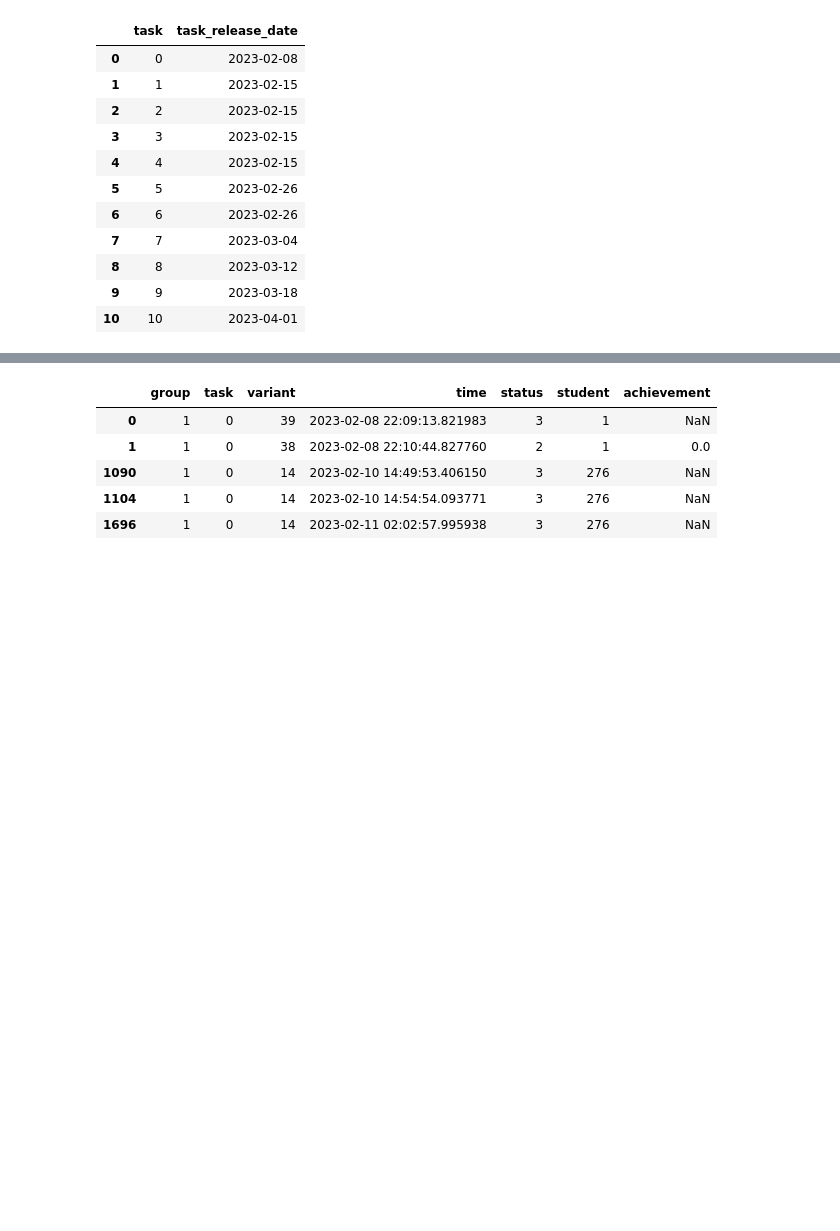
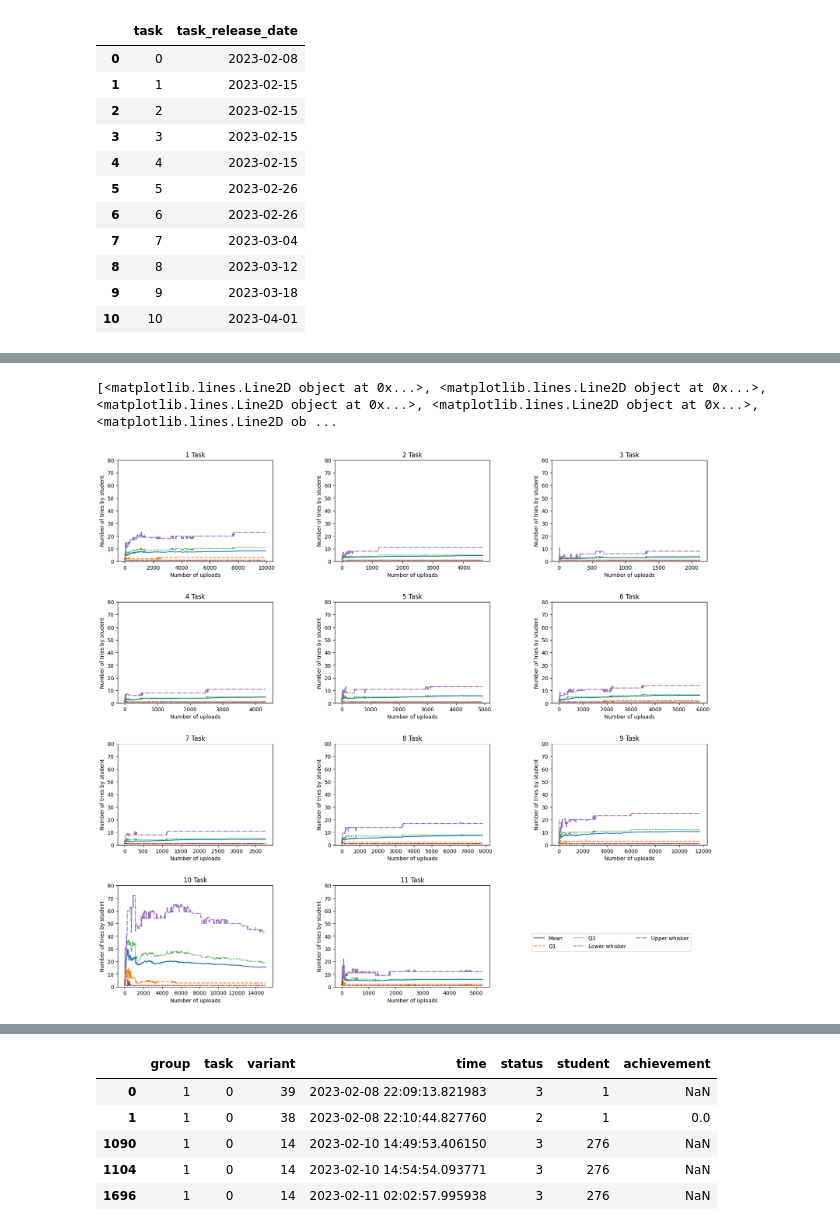
Before and after one commit to kazzart/students-answers-anomaly-detection, a Jupyter notebook: __main__.ipynb, the cells around one changed output, grey strips where cells are left out. Drawn from its saved outputs; the diff is of its cells as text; code cells hidden in the pictures; blank space fills up the shorter version.

Commit message:
Outliers analysis

```diff
--- a/__main__.ipynb
+++ b/__main__.ipynb
@@ -35,0 +38,8 @@ df.head()
+# %%
+def box_outliers(series):
+    Q1 = series.quantile(0.25)
+    Q3 = series.quantile(0.75)
+    IQR = Q3 - Q1
+    mask = (series < Q1 - 1.5 * IQR) | (series > Q3 + 1.5 * IQR)
+    series = series[mask]
+    return series
@@ -52,3 +78,11 @@ df_dates
 | 8 | 8 | 2023-03-12 |
 | 9 | 9 | 2023-03-18 |
 | 10 | 10 | 2023-04-01 |
+# %%
+online_df = pd.DataFrame()
+outliers_by_date_df = pd.DataFrame()
+successes_df = pd.DataFrame(
+    columns=["group", "task", "variant", "time", "status", "student", "achievement"]
+)
+sorted_by_date_df = df.copy().sort_values(["time"])
+history_borders = dict()
@@ -54,0 +135,3 @@ df_dates
+# %%
+stat_data = [list(zip(*task)) for task in history_borders.values()]
+stat_data
@@ -54,0 +156,29 @@ df_dates
+# %%
+# sns.lineplot(data=stat_data[0])
+fig = plt.figure(figsize=(20, 18))
+fig.subplots_adjust(hspace=0.4, wspace=0.4)
+for index, task in enumerate(stat_data):
+    ax = fig.add_subplot(4, 3, index + 1, ylim=(0, 80))
+    ax.set_title(f"{index+1} Task")
+    ax.set(xlabel="Number of uploads", ylabel="Number of tries by student")
+    sns.lineplot(data=task[:-2], ax=ax, legend=False, label="Legend")
+    handles, labels = ax.get_legend_handles_labels()
+print(handles, labels)
+fig.legend(
+    handles,
+    [
+        "Mean",
+        "Q1",
+        "Q3",
+        "Lower whisker",
+        "Upper whisker",
+        # "Lower outlier",
+        # "Upper outlier",
+    ],
+    loc=(0.7, 0.1),
+    ncol=3,
+)
+plt.show()
+# %% [output]
+[<matplotlib.lines.Line2D object at 0x...>, <matplotlib.lines.Line2D object at 0x...>, <matplotlib.lines.Line2D object at 0x...>, <matplotlib.lines.Line2D object at 0x...>, <matplotlib.lines.Line2D ob ...
+[figure, added]
```
Also changed, not shown: parts of 24 cells of this notebook.
